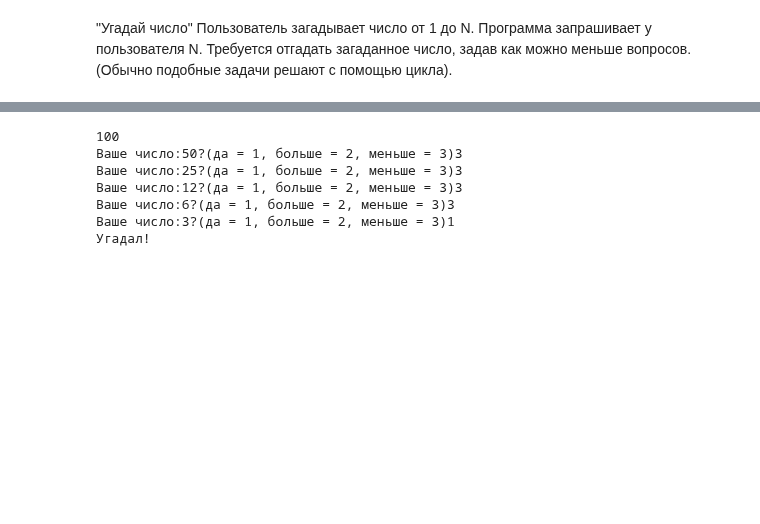
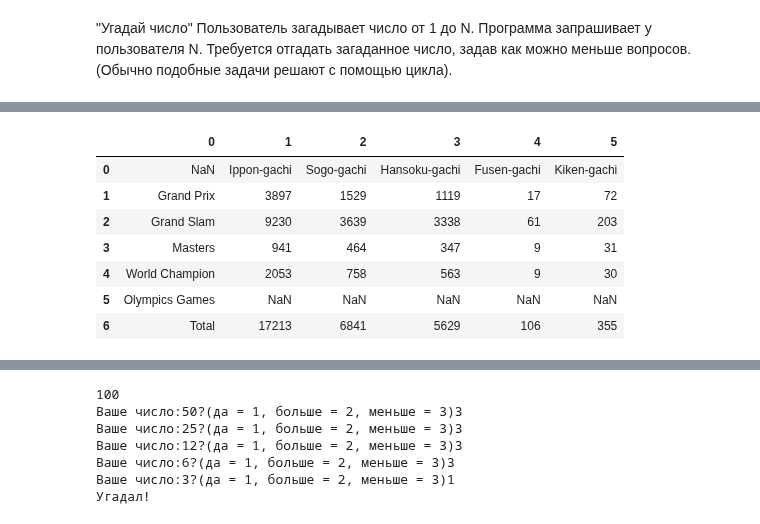
Before and after one commit to vn322/Cod_future, a Jupyter notebook: AI_Games.ipynb, the cells around one changed output, grey strips where cells are left out. Cells and saved outputs as stored; diff of their text form; code cells hidden in the pictures; blank space fills up the shorter version.

```diff
--- a/AI_Games.ipynb
+++ b/AI_Games.ipynb
@@ -10,0 +150,11 @@ import matplotlib.pyplot as plt
+# %%
+pd.read_html('https://www.judodata.com/statistics/')[0]
+# %% [output]
+|  | 0 | 1 | 2 | 3 | 4 | 5 |
+| 0 | NaN | Ippon-gachi | Sogo-gachi | Hansoku-gachi | Fusen-gachi | Kiken-gachi |
+| 1 | Grand Prix | 3897 | 1529 | 1119 | 17 | 72 |
+| 2 | Grand Slam | 9230 | 3639 | 3338 | 61 | 203 |
+| 3 | Masters | 941 | 464 | 347 | 9 | 31 |
+| 4 | World Champion | 2053 | 758 | 563 | 9 | 30 |
+| 5 | Olympics Games | NaN | NaN | NaN | NaN | NaN |
+| 6 | Total | 17213 | 6841 | 5629 | 106 | 355 |
```
Also changed, not shown: parts of 14 cells of this notebook.
